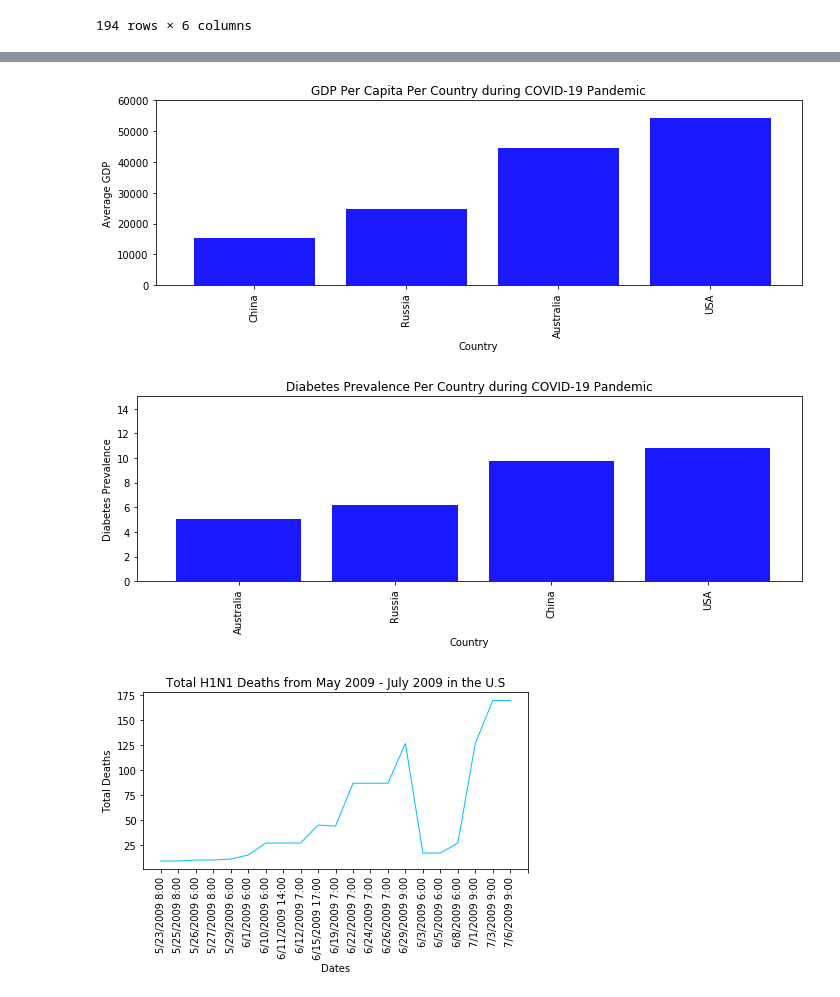
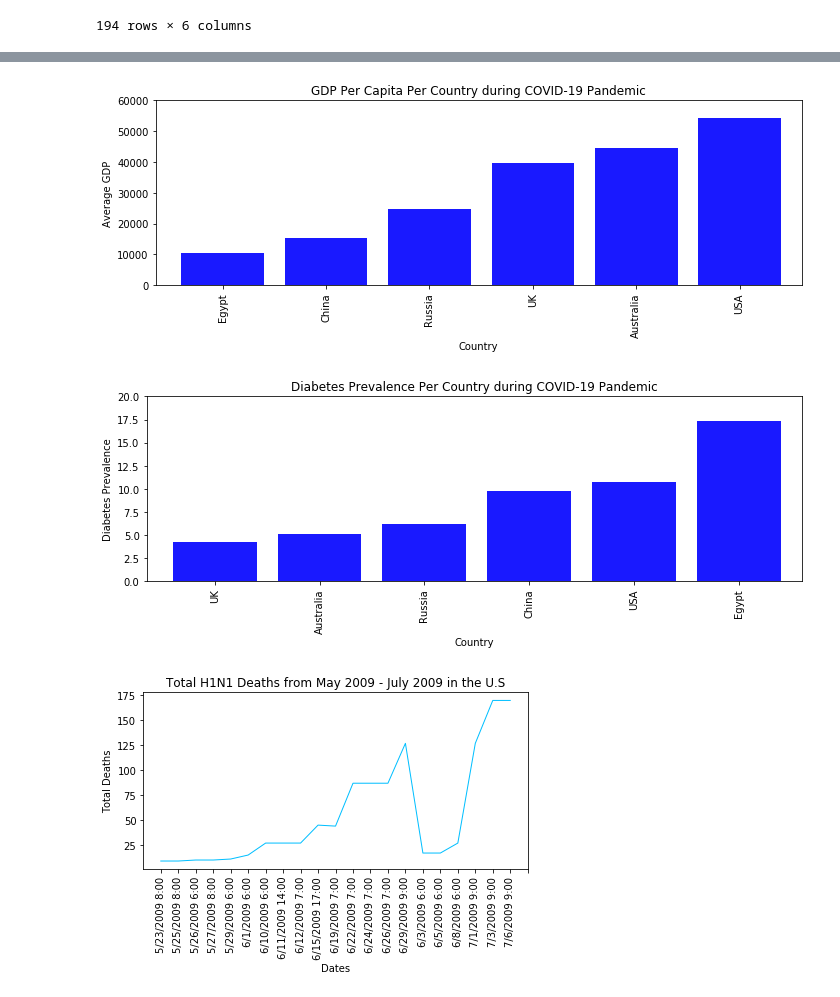
Before and after one commit to Akplesa/viruses, a Jupyter notebook: Pandemics.ipynb, the cells around one changed output, grey strips where cells are left out. Drawn from its saved outputs; the diff is of its cells as text; code cells hidden in the pictures.

```diff
--- a/Untitled.ipynb
+++ b/Pandemics.ipynb
@@ -264,6 +264,14 @@ RUS_bar= clean_df[(clean_df['iso_code']== 'RUS')]
 GDP_RUS= RUS_bar['gdp_per_capita'].mean()
 Diabetes_RUS= RUS_bar['diabetes_prevalence'].mean()
 
-Bar_df= pd.DataFrame({"Country": ['USA', 'Australia', 'Russia', 'China'], "GDP Per Capita": [GDP_US, GDP_AUS, GDP_RUS, GDP_CHN], "Diabetes Prevalence": [Diabetes_US,
-Diabetes_AUS, Diabetes_RUS, Diabetes_CHN]
+GBR_bar= clean_df[(clean_df['iso_code']== 'GBR')]
+GDP_GBR= GBR_bar['gdp_per_capita'].mean()
+Diabetes_GBR= GBR_bar['diabetes_prevalence'].mean()
+
+EGY_bar= clean_df[(clean_df['iso_code']== 'EGY')]
+GDP_EGY= EGY_bar['gdp_per_capita'].mean()
+Diabetes_EGY= EGY_bar['diabetes_prevalence'].mean()
+
+Bar_df= pd.DataFrame({"Country": ['USA', 'Australia', 'Russia', 'China','UK', 'Egypt'], "GDP Per Capita": [GDP_US, GDP_AUS, GDP_RUS, GDP_CHN,GDP_GBR,GDP_EGY ], "Diabetes Prevalence": [Diabetes_US,
+Diabetes_AUS, Diabetes_RUS, Diabetes_CHN,Diabetes_GBR,Diabetes_EGY]
                 })
@@ -294,26 +305,26 @@ plt.ylabel("Average GDP")
 plt.tight_layout()
 plt.show()
 # %% [output]
-[figure, old version]
+[figure, new version]
 # %%
 # Create Baer graph for diabities prevalence for each country during covid pandemic
 Diabetes_sorted= Bar_df.sort_values('Diabetes Prevalence')
 
 plt.figure(figsize=(10,4))
 plt.bar(x, Diabetes_sorted["Diabetes Prevalence"], color='b', alpha= 0.9, align= 'edge')
 plt.xticks(tick_locations, Diabetes_sorted["Country"], rotation= "vertical")
 
 plt.xlim(-0.25, len(Bar_df))
-plt.ylim(0, 15, + 10)
+plt.ylim(0, 20, + 10)
 
 plt.title("Diabetes Prevalence Per Country during COVID-19 Pandemic")
 plt.xlabel("Country")
 plt.ylabel("Diabetes Prevalence")
 
 plt.tight_layout()
 plt.show()
 # %% [output]
-[figure, old version]
+[figure, new version]
 # %%
 ##read CSV files that contain pandemic data for H1N1
 
```
Also changed, not shown: parts of 3 cells of this notebook.
